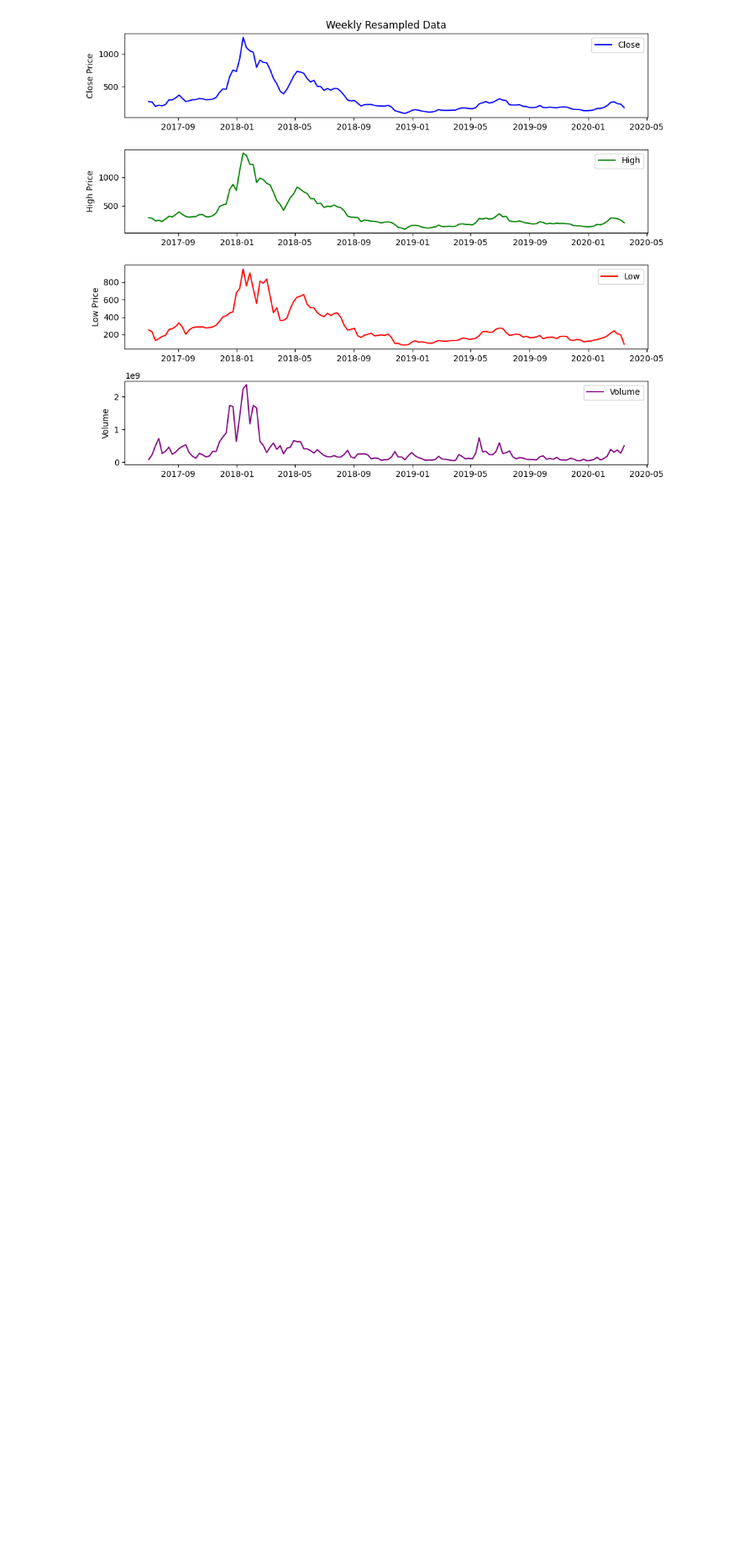
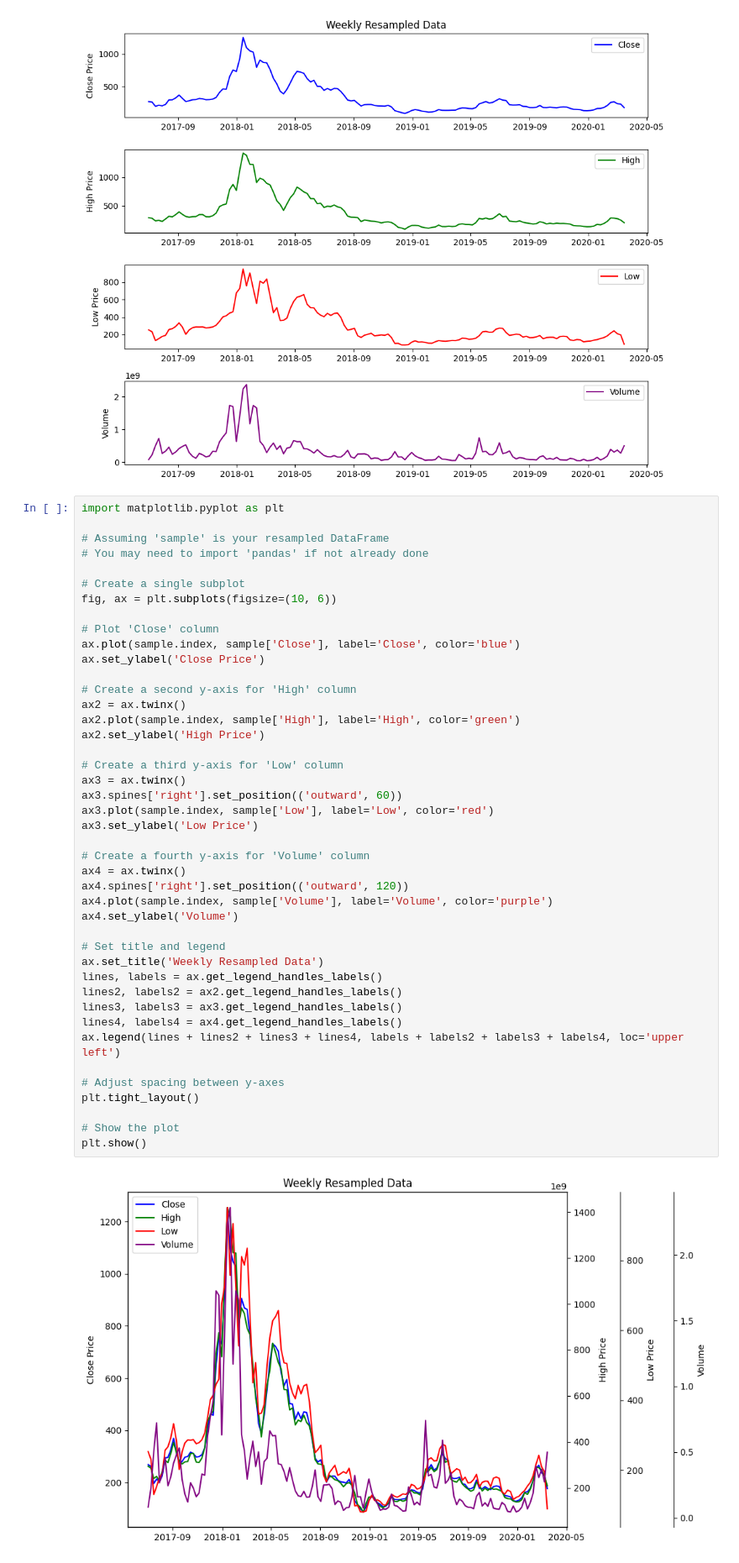
Before and after one commit to pkrlfamous/ML-Python, a Jupyter notebook: Pandas/part-10-working-with-dates-and-time-series-data.ipynb, the cells around one changed output. Shown at 84% size. Saved outputs shown, nothing was run; the diff lists cells and outputs as text; blank space fills up the shorter version.

```diff
--- a/Pandas/part-10-working-with-dates-and-time-series-data.ipynb
+++ b/Pandas/part-10-working-with-dates-and-time-series-data.ipynb
@@ -311,3 +311,48 @@ plt.tight_layout()
 plt.show()
 # %% [output]
 [figure]
+# %%
+import matplotlib.pyplot as plt
+
+# Assuming 'sample' is your resampled DataFrame
+# You may need to import 'pandas' if not already done
+
+# Create a single subplot
+fig, ax = plt.subplots(figsize=(10, 6))
+
+# Plot 'Close' column
+ax.plot(sample.index, sample['Close'], label='Close', color='blue')
+ax.set_ylabel('Close Price')
+
+# Create a second y-axis for 'High' column
+ax2 = ax.twinx()
+ax2.plot(sample.index, sample['High'], label='High', color='green')
+ax2.set_ylabel('High Price')
+
+# Create a third y-axis for 'Low' column
+ax3 = ax.twinx()
+ax3.spines['right'].set_position(('outward', 60))
+ax3.plot(sample.index, sample['Low'], label='Low', color='red')
+ax3.set_ylabel('Low Price')
+
+# Create a fourth y-axis for 'Volume' column
+ax4 = ax.twinx()
+ax4.spines['right'].set_position(('outward', 120))
+ax4.plot(sample.index, sample['Volume'], label='Volume', color='purple')
+ax4.set_ylabel('Volume')
+
+# Set title and legend
+ax.set_title('Weekly Resampled Data')
+lines, labels = ax.get_legend_handles_labels()
+lines2, labels2 = ax2.get_legend_handles_labels()
+lines3, labels3 = ax3.get_legend_handles_labels()
+lines4, labels4 = ax4.get_legend_handles_labels()
+ax.legend(lines + lines2 + lines3 + lines4, labels + labels2 + labels3 + labels4, loc='upper left')
+
+# Adjust spacing between y-axes
+plt.tight_layout()
+
+# Show the plot
+plt.show()
+# %% [output]
+[figure, added]
```
Also changed, not shown: 5 other files.
